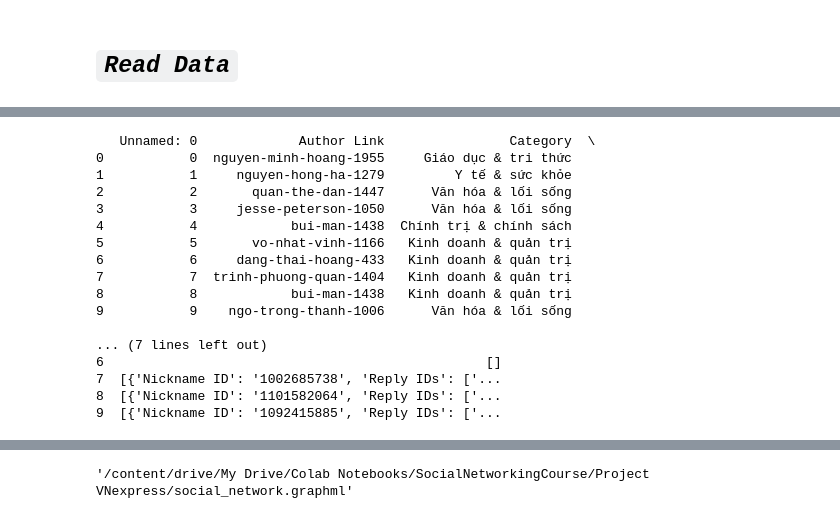
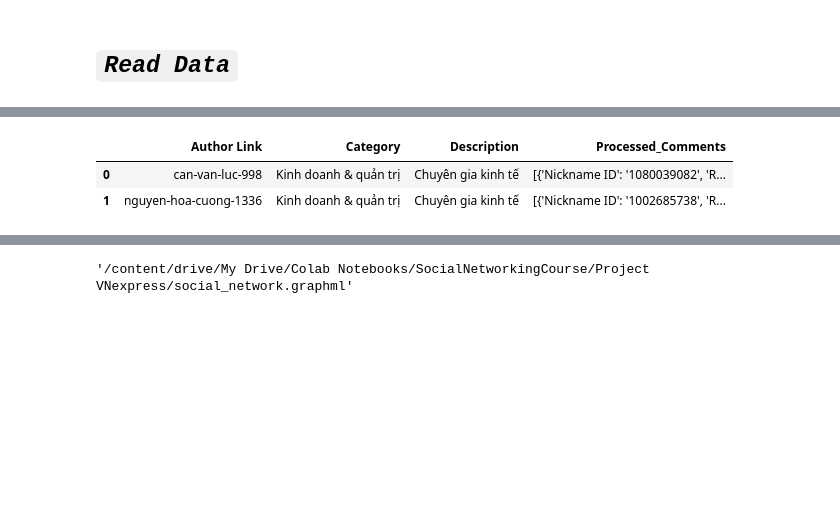
Before and after one commit to vdat-18/SocialNetworkingProject, a Jupyter notebook: Project của Đạt/Vnexpress_Preprocessing.ipynb, the cells around one changed output, grey strips where cells are left out. Saved outputs shown, nothing was run; the diff lists cells and outputs as text; code cells hidden in the pictures; blank space fills up the shorter version.

```diff
--- a/Project của Đạt/Vnexpress_Preprocessing.ipynb
+++ b/Project của Đạt/Vnexpress_Preprocessing.ipynb
@@ -69,43 +69,29 @@ df.drop(columns=['Comments_Post'], inplace=True)
 # %%
 # Extract Author ID from Author Link (keep full ID including numbers)
 df["Author Link"] = df["Author Link"].str.extract(r".*/(.*)\.html")
 
 # Extract Processed_Comments into structured form
 def process_comments(comments):
     processed = []
     for comment in comments:
         nickname_link = comment.get("Nickname Link", "")
         reply_links = comment.get("Reply Links", [])
         # Extract IDs
         nickname_id = nickname_link.split("/")[-1] if nickname_link else ""
         reply_ids = [link.split("/")[-1] for link in reply_links]
         processed.append({
             "Nickname ID": nickname_id,
             "Reply IDs": reply_ids,
         })
     return processed
 
 df["Processed_Comments"] = df["Processed_Comments"].apply(process_comments)
 
 
-df = df.drop(columns = ['Title', 'Author', "Author's Position", "Formatted_Date"])
+df = df.drop(columns = ['Title', 'Author', "Formatted_Date"])
 # Display the result
-print(df)
+df.head(2)
 # %% [output]
-   Unnamed: 0             Author Link                Category  \
-0           0  nguyen-minh-hoang-1955     Giáo dục & tri thức
-1           1     nguyen-hong-ha-1279         Y tế & sức khỏe
-2           2       quan-the-dan-1447      Văn hóa & lối sống
-3           3     jesse-peterson-1050      Văn hóa & lối sống
-4           4            bui-man-1438  Chính trị & chính sách
-5           5       vo-nhat-vinh-1166   Kinh doanh & quản trị
-6           6     dang-thai-hoang-433   Kinh doanh & quản trị
-7           7  trinh-phuong-quan-1404   Kinh doanh & quản trị
-8           8            bui-man-1438   Kinh doanh & quản trị
-9           9    ngo-trong-thanh-1006      Văn hóa & lối sống
-
-... (7 lines left out)
-6                                                 []
-7  [{'Nickname ID': '1002685738', 'Reply IDs': ['...
-8  [{'Nickname ID': '1101582064', 'Reply IDs': ['...
-9  [{'Nickname ID': '1092415885', 'Reply IDs': ['...
+|  | Author Link | Category | Description | Processed_Comments |
+| 0 | can-van-luc-998 | Kinh doanh & quản trị | Chuyên gia kinh tế | [{'Nickname ID': '1080039082', 'R... |
+| 1 | nguyen-hoa-cuong-1336 | Kinh doanh & quản trị | Chuyên gia kinh tế | [{'Nickname ID': '1002685738', 'R... |
```
Also changed, not shown: parts of 9 cells of this notebook.
